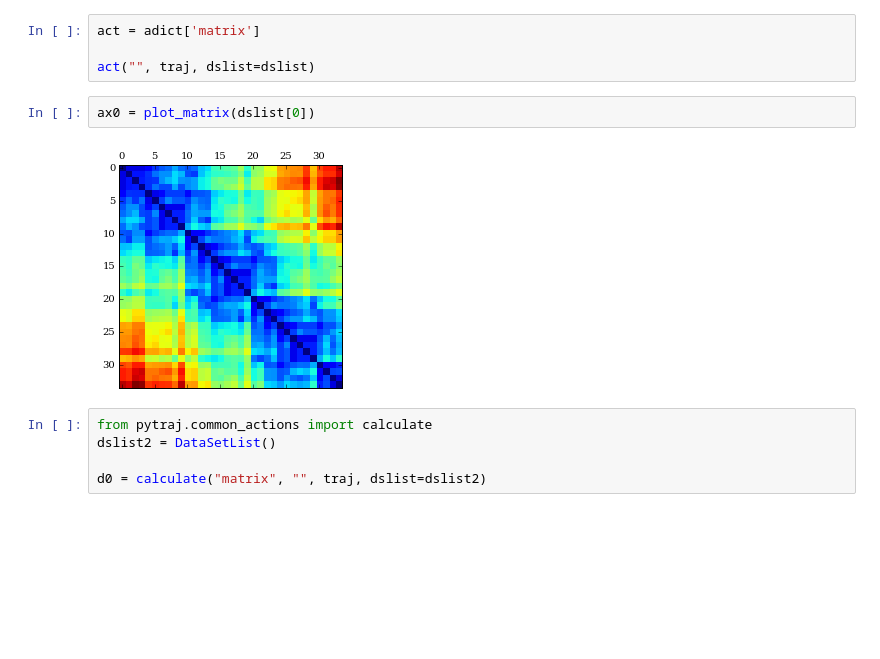
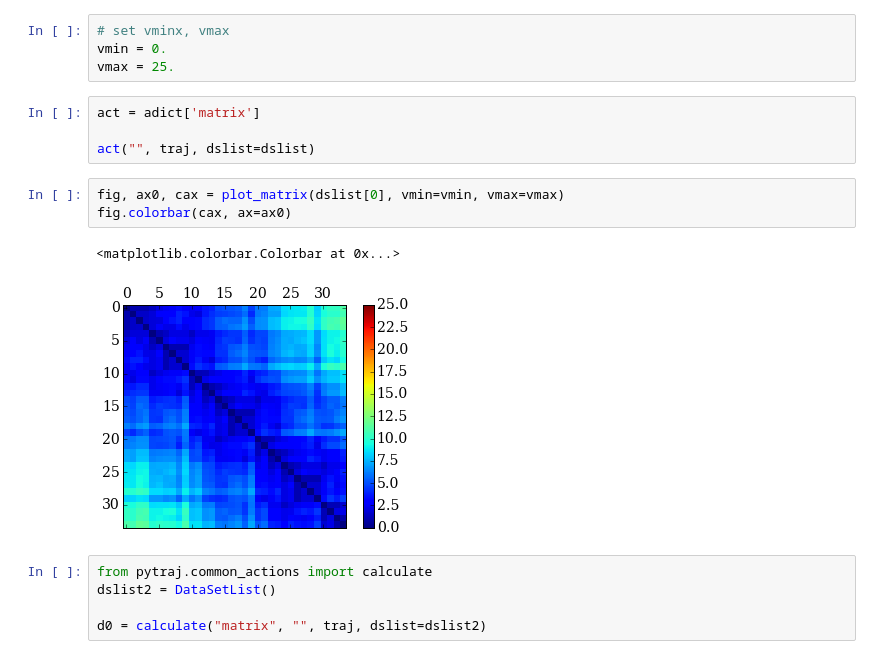
Before and after one commit to Amber-MD/pytraj, a Jupyter notebook: note-books/pytraj_plot.ipynb, the cells around one changed output. Drawn from its saved outputs; the diff is of its cells as text; blank space fills up the shorter version.

```diff
--- a/note-books/pytraj_plot.ipynb
+++ b/note-books/pytraj_plot.ipynb
@@ -10,14 +10,20 @@ from pytraj.plots import plot_matrix
 from pytraj import DataSetList
 
 dslist = DataSetList()
+# %%
+# set vminx, vmax
+vmin = 0.
+vmax = 25.
 # %%
 act = adict['matrix']
 
 act("", traj, dslist=dslist)
-# %%
-ax0 = plot_matrix(dslist[0])
-# %% [output]
-[figure, removed]
+# %%
+fig, ax0, cax = plot_matrix(dslist[0], vmin=vmin, vmax=vmax)
+fig.colorbar(cax, ax=ax0)
+# %% [output]
+<matplotlib.colorbar.Colorbar at 0x...>
+[figure, added]
 # %%
 from pytraj.common_actions import calculate
 dslist2 = DataSetList()
```
Also changed, not shown: parts of 1 cell of this notebook, 2 other files.
